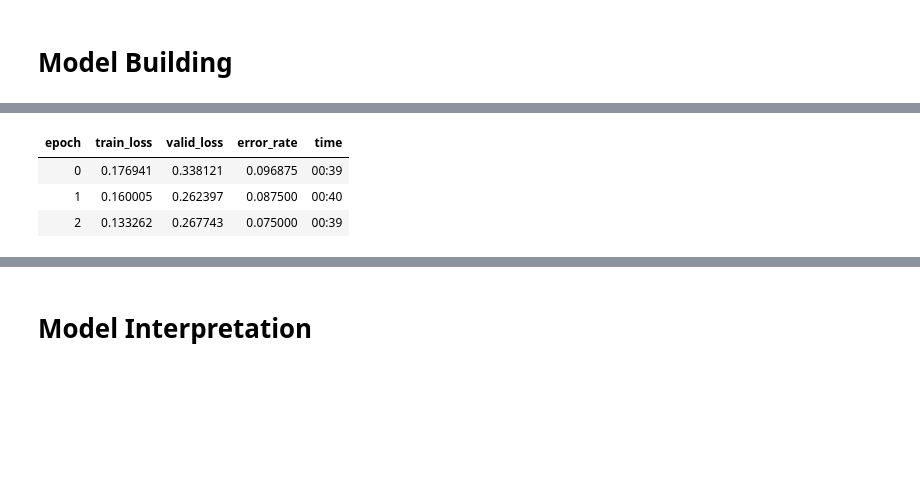
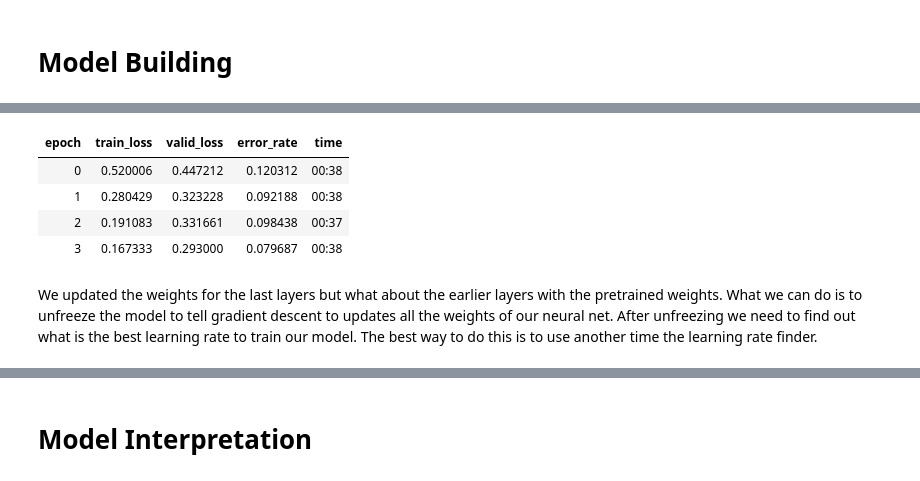
Before and after one commit to gaetanlop/Pneumonia-Detection, a Jupyter notebook: Pneumonia detection training.ipynb, the cells around one changed output, grey strips where cells are left out. Cells and saved outputs as stored; diff of their text form; code cells hidden in the pictures; blank space fills up the shorter version.

Commit message:
end model

```diff
--- a/Pneumonia detection training.ipynb
+++ b/Pneumonia detection training.ipynb
@@ -50,5 +47,5 @@ pneumonia=DataBlock(
 # %%
 #A DataLoaders includes validation and training DataLoaders.
 #DataLoader is a class that provides batches of a few items at a time to the GPU (64 items).
-dls = pneumonia.dataloaders(path)
+dls = pneumonia.dataloaders(path, bs=64)
 # %%
@@ -79,10 +84,13 @@ SuggestedLRs(lr_min=0.012022644281387329, lr_steep=0.0008317637839354575)
 # %%
-lr=5e-3
-learn.fit_one_cycle(8,max_lr=lr)
+lr=8e-3
+learn.fit_one_cycle(4,max_lr=lr)
 # %% [output]
 | epoch | train_loss | valid_loss | error_rate | time |
-| 0 | 0.176941 | 0.338121 | 0.096875 | 00:39 |
-| 1 | 0.160005 | 0.262397 | 0.087500 | 00:40 |
-| 2 | 0.133262 | 0.267743 | 0.075000 | 00:39 |
+| 0 | 0.520006 | 0.447212 | 0.120312 | 00:38 |
+| 1 | 0.280429 | 0.323228 | 0.092188 | 00:38 |
+| 2 | 0.191083 | 0.331661 | 0.098438 | 00:37 |
+| 3 | 0.167333 | 0.293000 | 0.079687 | 00:38 |
+# %% [markdown]
+We updated the weights for the last layers but what about the earlier layers with the pretrained weights. What we can do is to unfreeze the model to tell gradient descent to updates all the weights of our neural net. After unfreezing we need to find out what is the best learning rate to train our model. The best way to do this is to use another time the learning rate finder.
 # %%
 learn.unfreeze()
```
Also changed, not shown: parts of 25 cells of this notebook, 2 other files.
